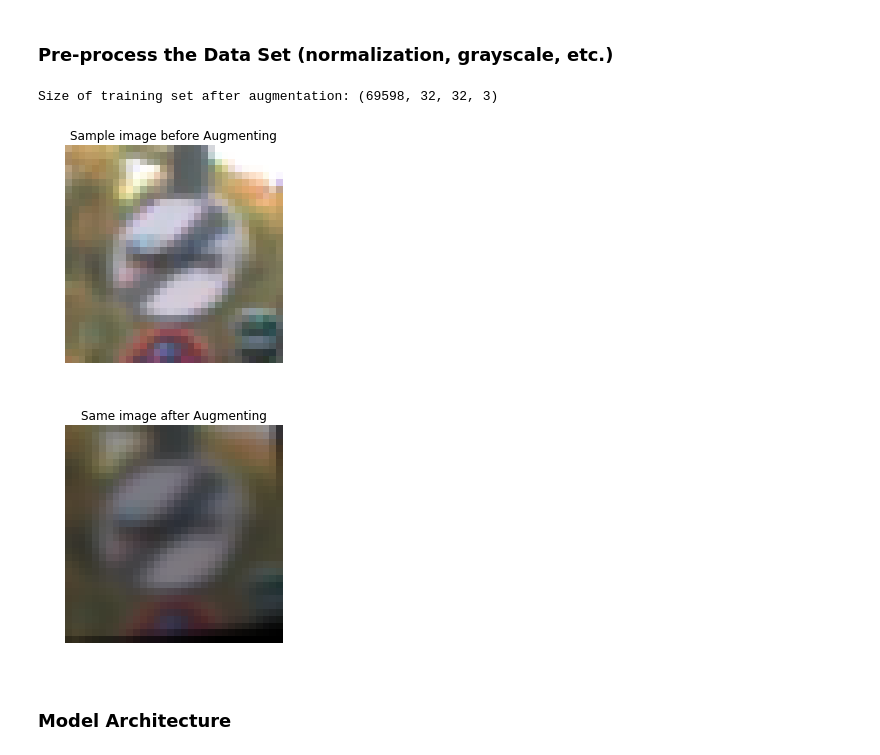
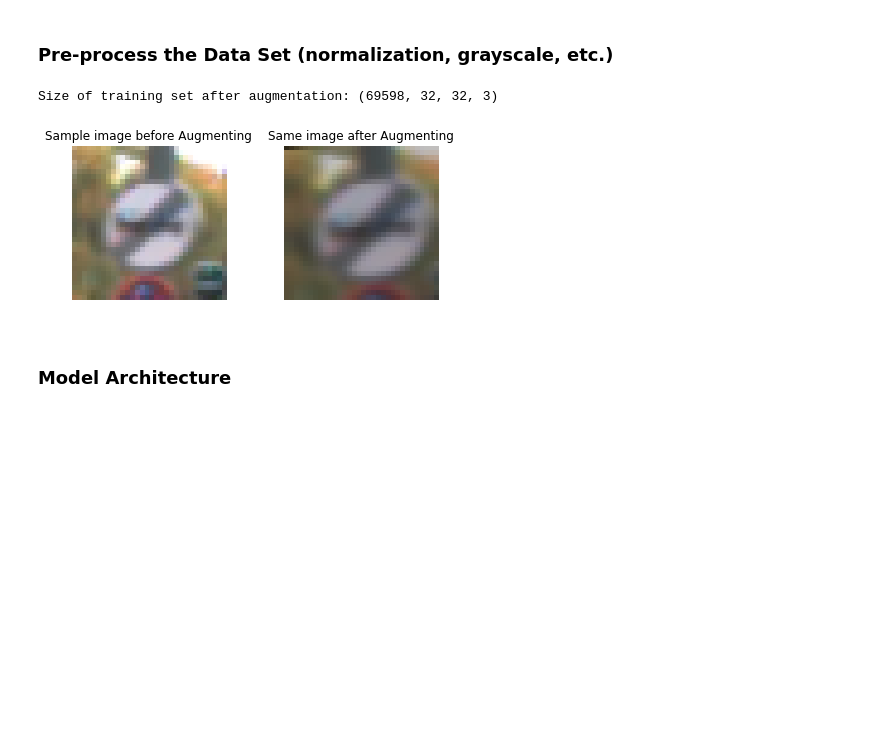
Before and after one commit to Linstancy/Traffic-Sign-Classifier, a Jupyter notebook: Traffic_Sign_Classifier.ipynb, the cells around one changed output. Drawn from its saved outputs; the diff is of its cells as text; code cells hidden in the pictures; blank space fills up the shorter version.

Commit message:
HTML and python versions of the notebook with some figures

```diff
--- a/Traffic_Sign_Classifier.ipynb
+++ b/Traffic_Sign_Classifier.ipynb
@@ -281,36 +282,38 @@ for i in range(10):
     plt.axis('off')
 
 plt.show()'''
 
 # Generating augmented data before-hand
 n_train_examples = len(X_train)
 shape_of_X_train = X_train.shape
 augment_multiple = 1 # Just one random augmented image for every training example
 
 for i in range(augment_multiple):
     X_train_augmented_images = np.zeros(shape_of_X_train)
     for j in range(n_train_examples):
 
         X_train_augmented_images[j] = transform_image(X_train[j],20,5,5)
     X_train = np.append(X_train, X_train_augmented_images, axis = 0)
     X_train = X_train.astype(np.uint8)
 
 y_train = np.tile(y_train, augment_multiple+1)
 
 print("Size of training set after augmentation:", X_train.shape)
 
+plt.subplot(1, 2, 1)
 plt.imshow(X_train[100].squeeze(), cmap="gray")
 plt.title('Sample image before Augmenting')
 plt.axis('off')
-plt.show()
+plt.subplot(1, 2, 2)
 plt.imshow(X_train[100+n_train_examples].squeeze(), cmap="gray")
 plt.title('Same image after Augmenting')
 plt.axis('off')
+plt.tight_layout()
+plt.savefig('augmentation.png', format='png')
 plt.show()
 # %% [output]
 Size of training set after augmentation: (69598, 32, 32, 3)
-[figure, old version]
+[figure, new version]
-[figure, removed]
 # %%
 # Preprocessing the training dataset to have zero mean and unit variance
 # And then, subtracting training mean from validation and test dataset and also dividing
```
Also changed, not shown: parts of 8 cells of this notebook, 11 other files.
